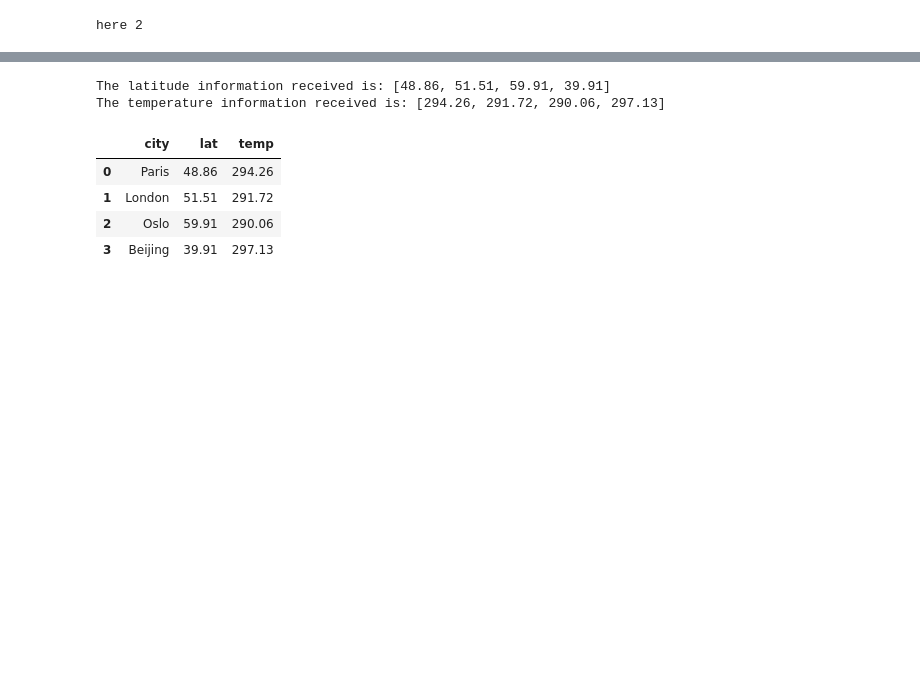
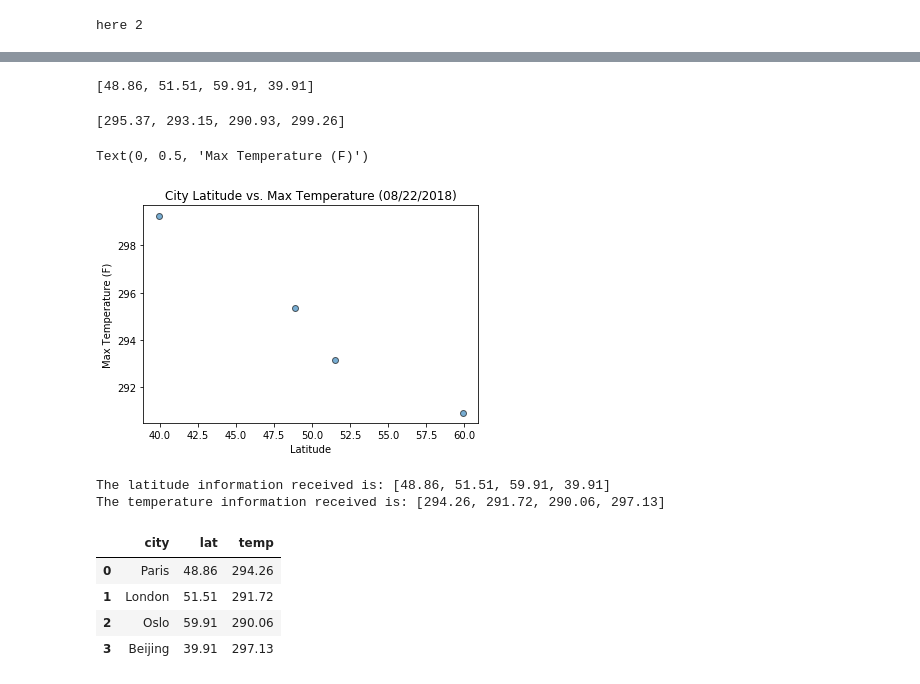
Before and after one commit to lisatian8/python-apis-challenge, a Jupyter notebook: starter_code/WeatherPy.ipynb, the cells around one changed output, grey strips where cells are left out. Cells and saved outputs as stored; diff of their text form; code cells hidden in the pictures; blank space fills up the shorter version.

```diff
--- a/starter_code/WeatherPy.ipynb
+++ b/starter_code/WeatherPy.ipynb
@@ -186,0 +187,16 @@ The temperature information received is: [295.37, 293.71, 291.48, 299.82]
+# %%
+weather_dict["Lat"]
+# %% [output]
+[48.86, 51.51, 59.91, 39.91]
+# %%
+weather_dict["Max Temp"]
+# %% [output]
+[295.37, 293.15, 290.93, 299.26]
+# %%
+plt.scatter(weather_dict["Lat"], weather_dict["Max Temp"], alpha=0.6, edgecolors='black', linewidth=1)
+plt.title("City Latitude vs. Max Temperature (08/22/2018)")
+plt.xlabel("Latitude")
+plt.ylabel("Max Temperature (F)")
+# %% [output]
+Text(0, 0.5, 'Max Temperature (F)')
+[figure, added]
```
Also changed, not shown: parts of 7 cells of this notebook.
